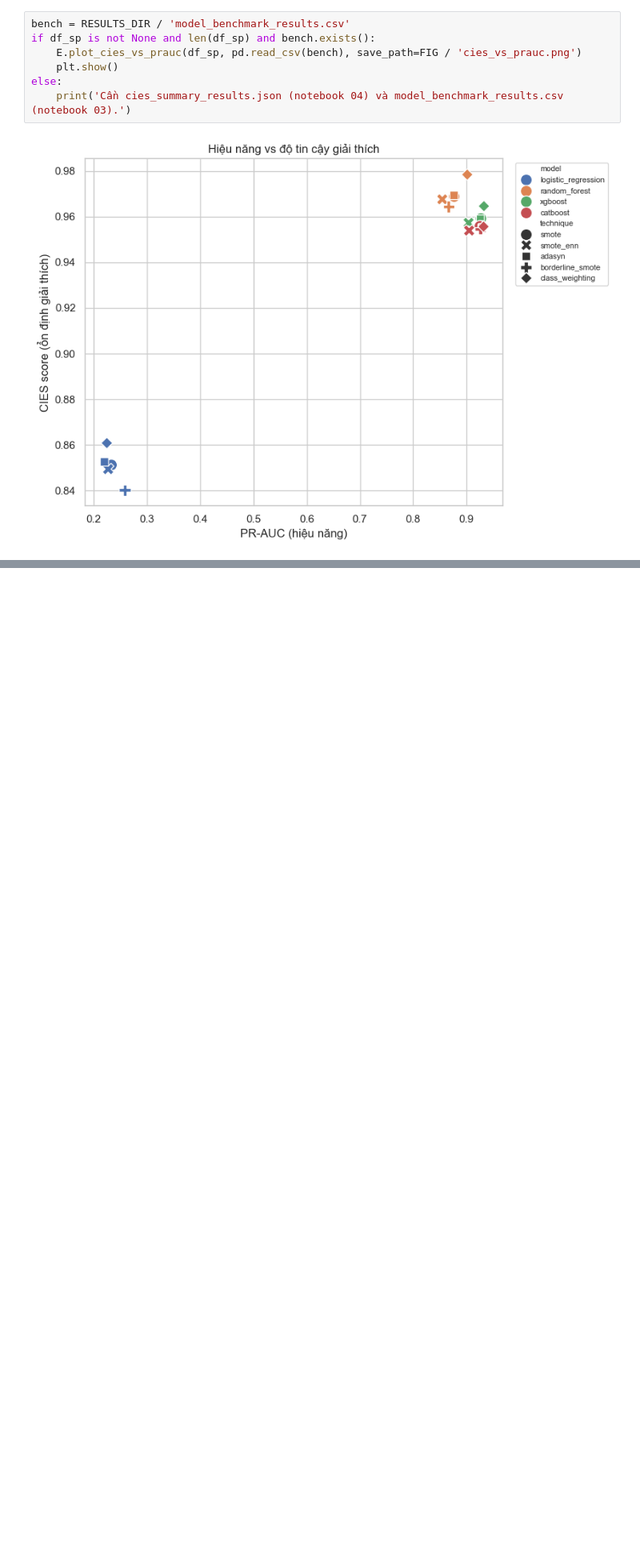
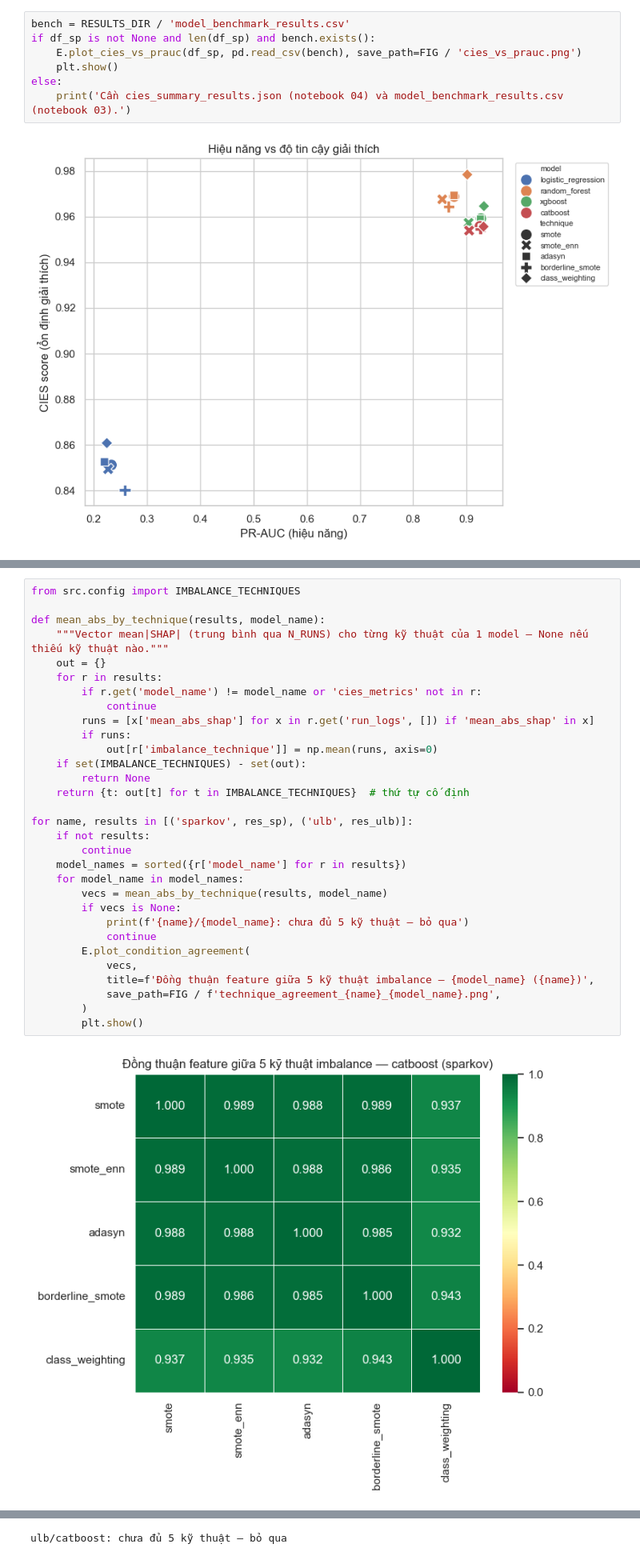
Before and after one commit to gnUrt1106/fraud-detection-CIES, a Jupyter notebook: notebooks/06_visualizations.ipynb, the cells around one changed output, grey strips where cells are left out. Shown at 80% size. Cells and saved outputs as stored; diff of their text form; blank space fills up the shorter version.

```diff
--- a/notebooks/06_visualizations.ipynb
+++ b/notebooks/06_visualizations.ipynb
@@ -274,0 +288,33 @@ else:
+# %%
+from src.config import IMBALANCE_TECHNIQUES
+
+def mean_abs_by_technique(results, model_name):
+    """Vector mean|SHAP| (trung bình qua N_RUNS) cho từng kỹ thuật của 1 model — None nếu thiếu kỹ thuật nào."""
+    out = {}
+    for r in results:
+        if r.get('model_name') != model_name or 'cies_metrics' not in r:
+            continue
+        runs = [x['mean_abs_shap'] for x in r.get('run_logs', []) if 'mean_abs_shap' in x]
+        if runs:
+            out[r['imbalance_technique']] = np.mean(runs, axis=0)
+    if set(IMBALANCE_TECHNIQUES) - set(out):
+        return None
+    return {t: out[t] for t in IMBALANCE_TECHNIQUES}  # thứ tự cố định
+
+for name, results in [('sparkov', res_sp), ('ulb', res_ulb)]:
+    if not results:
+        continue
+    model_names = sorted({r['model_name'] for r in results})
+    for model_name in model_names:
+        vecs = mean_abs_by_technique(results, model_name)
+        if vecs is None:
+            print(f'{name}/{model_name}: chưa đủ 5 kỹ thuật — bỏ qua')
+            continue
+        E.plot_condition_agreement(
+            vecs,
+            title=f'Đồng thuận feature giữa 5 kỹ thuật imbalance — {model_name} ({name})',
+            save_path=FIG / f'technique_agreement_{name}_{model_name}.png',
+        )
+        plt.show()
+# %% [output]
+[figure, added]
@@ -274,0 +324 @@ else:
+ulb/catboost: chưa đủ 5 kỹ thuật — bỏ qua
```
Also changed, not shown: parts of 8 cells of this notebook, 20 other files.
